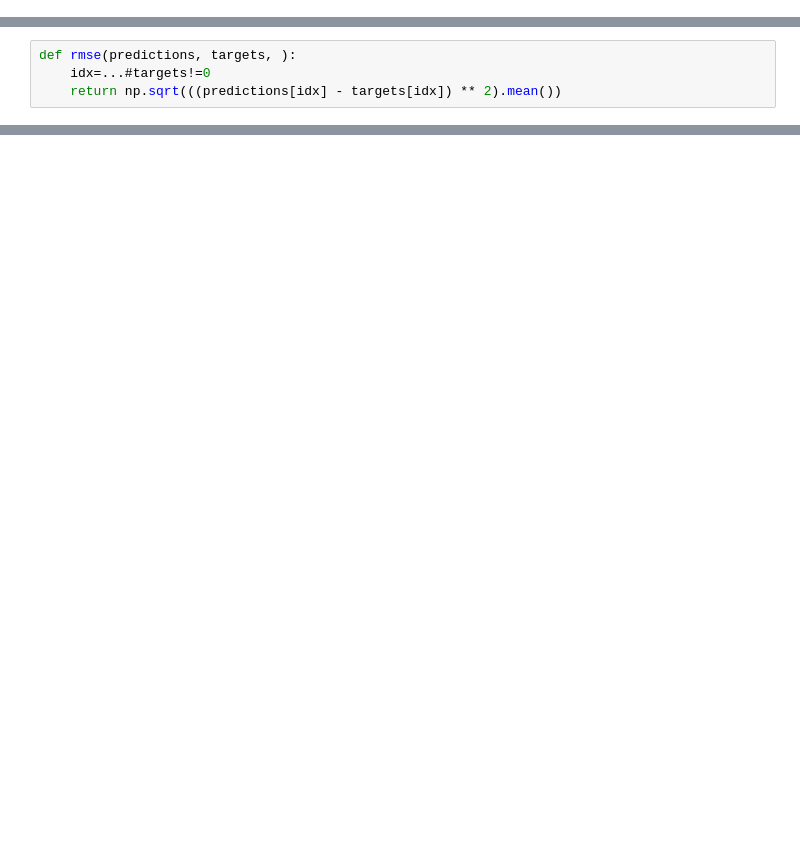
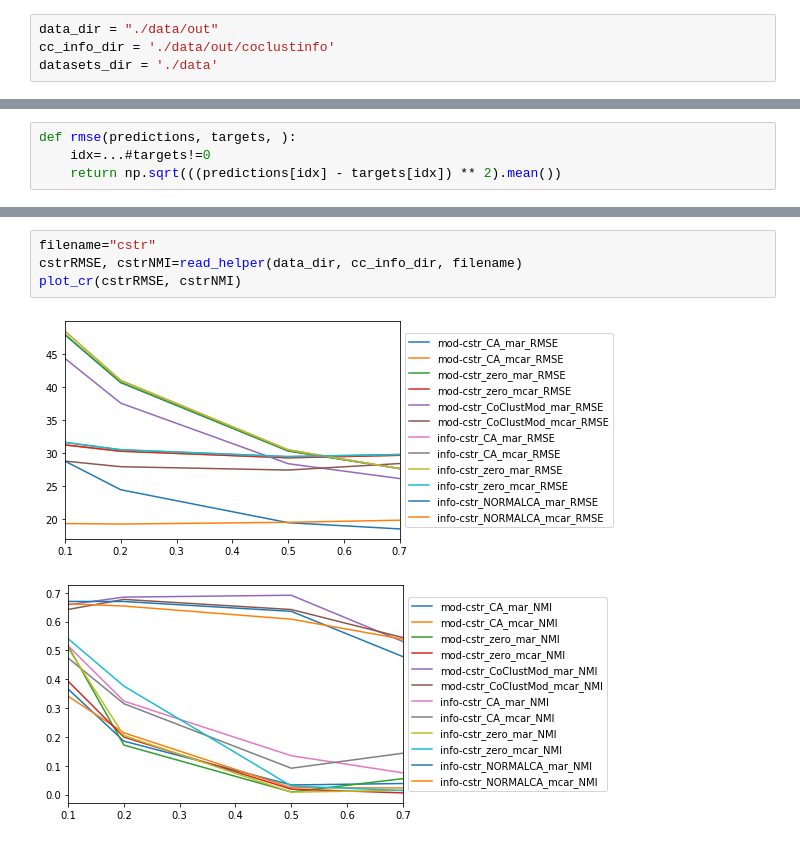
Before and after one commit to mahdiou-diallo/Projet_Innovation, a Jupyter notebook: result.ipynb, the cells around one changed output, grey strips where cells are left out. Cells and saved outputs as stored; diff of their text form; blank space fills up the shorter version.

```diff
--- a/result.ipynb
+++ b/result.ipynb
@@ -13 +11,5 @@ os.chdir("./coclust_mod_impute_cstr_mar/")
+# %%
+data_dir = "./data/out"
+cc_info_dir = './data/out/coclustinfo'
+datasets_dir = './data'
 # %%
@@ -35,0 +83,7 @@ cstrRMSE, cstrNMI=compte_rendu(filename, partition_cstr)
+# %%
+filename="cstr"
+cstrRMSE, cstrNMI=read_helper(data_dir, cc_info_dir, filename)
+plot_cr(cstrRMSE, cstrNMI)
+# %% [output]
+[figure, added]
+[figure, added]
```
Also changed, not shown: parts of 16 cells of this notebook, 1 other file.
